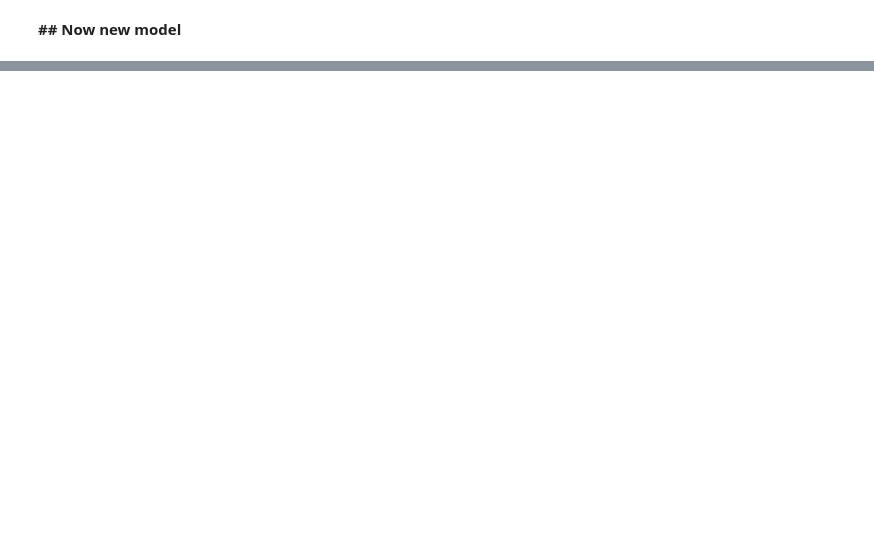
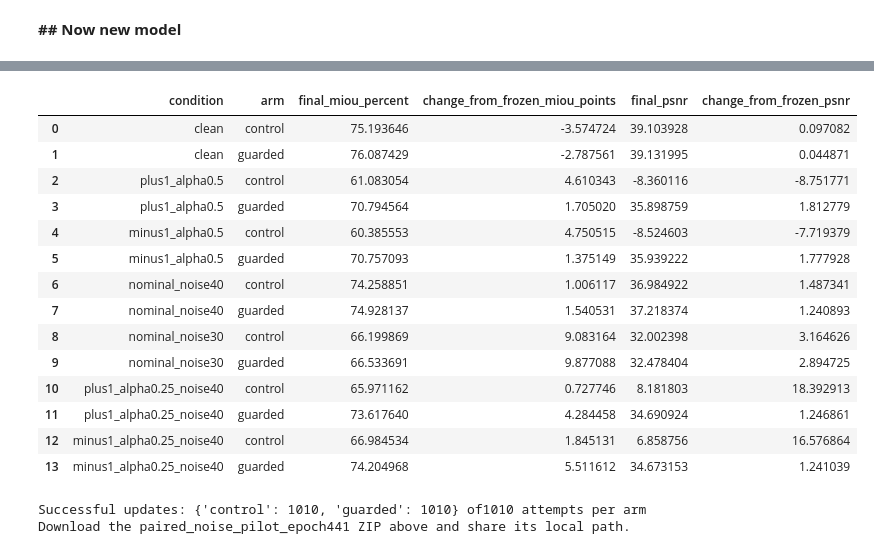
Before and after one commit to arnavnigam31/arnavnigam31, a Jupyter notebook: notebook07ae27ec2e.ipynb, the cells around one changed output, grey strips where cells are left out. Saved outputs shown, nothing was run; the diff lists cells and outputs as text; code cells hidden in the pictures; blank space fills up the shorter version.

```diff
--- a/notebook07ae27ec2e.ipynb
+++ b/notebook07ae27ec2e.ipynb
@@ -4756,0 +3727,12 @@ Completed. Download the operator_control_epoch441 ZIP and share its local path.
+# %%
+import pandas as pd
+manifest=json.loads((RUN/'results/experiment.json').read_text())
+assert manifest['status']=='completed','Partial run: share the ZIP and error.'
+assert manifest['completed_pairs']==175 and manifest['model_state_unchanged']
+checks=pd.read_json(RUN/'results/pair_checks.json')
+assert len(checks)==175
+inactive=checks[checks['expected_inactive']]
+assert len(inactive)==75 and inactive['all_stage_outputs_identical'].all() and (inactive['activated']==0).all()
+display(pd.read_csv(RUN/'results/paired_summary.csv'))
+display(checks.groupby('condition').agg(total_activated=('activated','sum'),identical_pairs=('all_stage_outputs_identical','sum')))
+print('Completed. Download denominator_guard_epoch441 ZIP and share its local path. This is a frozen inference diagnostic, not a trained method or a journal-level claim.')
@@ -4756,0 +3890,10 @@ Completed. Download the operator_control_epoch441 ZIP and share its local path.
+# %%
+import pandas as pd
+manifest=json.loads((RUN/'results/experiment.json').read_text())
+assert manifest['status']=='completed','Partial run: share the ZIP and error.'
+assert manifest['completed_pairs']==175 and manifest['model_state_unchanged']
+checks=pd.read_json(RUN/'results/pair_checks.json');assert len(checks)==175
+assert checks[checks['inactive']]['all_stage_outputs_identical'].all()
+display(pd.read_csv(RUN/'results/paired_summary.csv'))
+display(checks.groupby('condition').agg(total_activated=('activated','sum'),identical_pairs=('all_stage_outputs_identical','sum')))
+print('Completed. Download gain_bound_epoch441 ZIP and share its local path. Evaluate clean and segmentation tradeoffs alongside reconstruction recovery; completion does not establish that this method works.')
@@ -4756,0 +4052,9 @@ Completed. Download the operator_control_epoch441 ZIP and share its local path.
+# %%
+import pandas as pd
+manifest=json.loads((RUN/'results/experiment.json').read_text())
+assert manifest['status']=='completed','Partial run: share the ZIP and error.'
+assert manifest['completed_pairs']==175 and manifest['model_state_unchanged']
+display(pd.read_csv(RUN/'results/paired_summary.csv'))
+measurements=pd.read_csv(RUN/'results/per_scene_metrics.csv',dtype={'seed':'string'})
+display(measurements[measurements['mode']=='control'].groupby('condition')['actual_snr_db'].agg(['min','max']))
+print('Completed. Download robustness_epoch441 ZIP and share its local path. This assesses new synthetic stresses on existing validation scenes; no independent test or retraining was performed.')
@@ -4756,0 +4210,26 @@ Completed. Download the operator_control_epoch441 ZIP and share its local path.
+# %%
+import pandas as pd
+manifest=json.loads((RUN/'results/experiment.json').read_text())
+assert manifest['status']=='completed', 'Partial run: download and share the ZIP and error.'
+assert manifest['completed_epochs']==5
+display(pd.read_csv(RUN/'results/comparison.csv'))
+print('Successful updates:',manifest['successful_updates'],'of1010 attempts per arm')
+print('Download the paired_noise_pilot_epoch441 ZIP above and share its local path.')
+# %% [output]
+|  | condition | arm | final_miou_percent | change_from_frozen_miou_points | final_psnr | change_from_frozen_psnr |
+| 0 | clean | control | 75.193646 | -3.574724 | 39.103928 | 0.097082 |
+| 1 | clean | guarded | 76.087429 | -2.787561 | 39.131995 | 0.044871 |
+| 2 | plus1_alpha0.5 | control | 61.083054 | 4.610343 | -8.360116 | -8.751771 |
+| 3 | plus1_alpha0.5 | guarded | 70.794564 | 1.705020 | 35.898759 | 1.812779 |
+| 4 | minus1_alpha0.5 | control | 60.385553 | 4.750515 | -8.524603 | -7.719379 |
+| 5 | minus1_alpha0.5 | guarded | 70.757093 | 1.375149 | 35.939222 | 1.777928 |
+| 6 | nominal_noise40 | control | 74.258851 | 1.006117 | 36.984922 | 1.487341 |
+| 7 | nominal_noise40 | guarded | 74.928137 | 1.540531 | 37.218374 | 1.240893 |
+| 8 | nominal_noise30 | control | 66.199869 | 9.083164 | 32.002398 | 3.164626 |
+| 9 | nominal_noise30 | guarded | 66.533691 | 9.877088 | 32.478404 | 2.894725 |
+| 10 | plus1_alpha0.25_noise40 | control | 65.971162 | 0.727746 | 8.181803 | 18.392913 |
+| 11 | plus1_alpha0.25_noise40 | guarded | 73.617640 | 4.284458 | 34.690924 | 1.246861 |
+| 12 | minus1_alpha0.25_noise40 | control | 66.984534 | 1.845131 | 6.858756 | 16.576864 |
+| 13 | minus1_alpha0.25_noise40 | guarded | 74.204968 | 5.511612 | 34.673153 | 1.241039 |
+Successful updates: {'control': 1010, 'guarded': 1010} of1010 attempts per arm
+Download the paired_noise_pilot_epoch441 ZIP above and share its local path.
```
Also changed, not shown: parts of 61 cells of this notebook.
